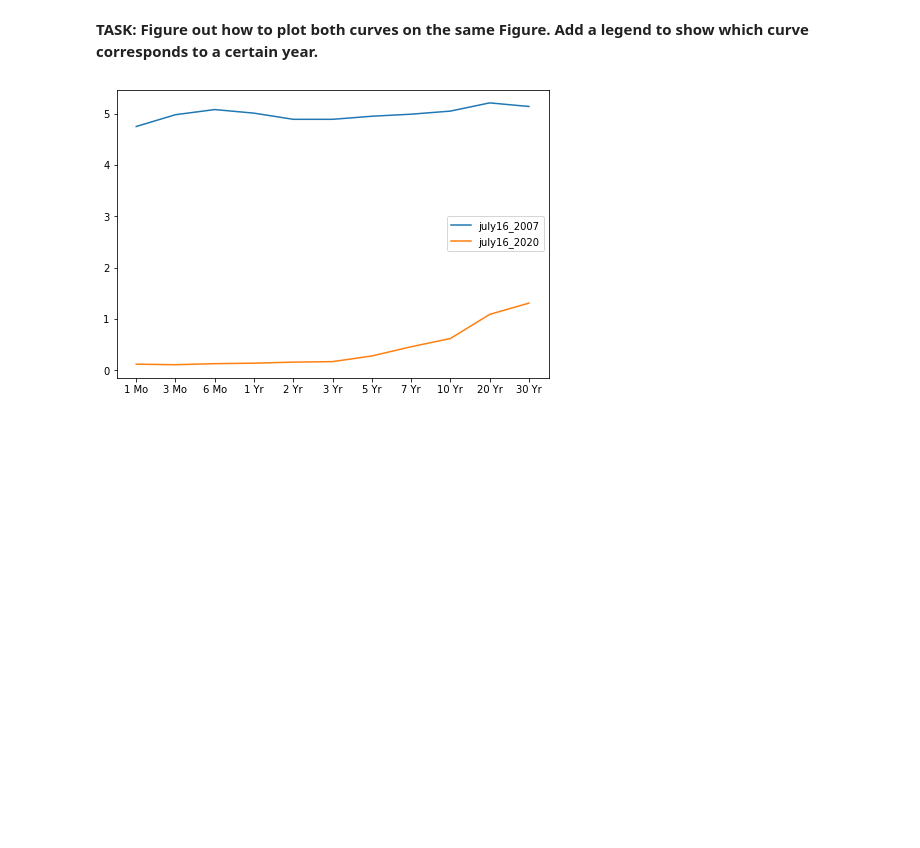
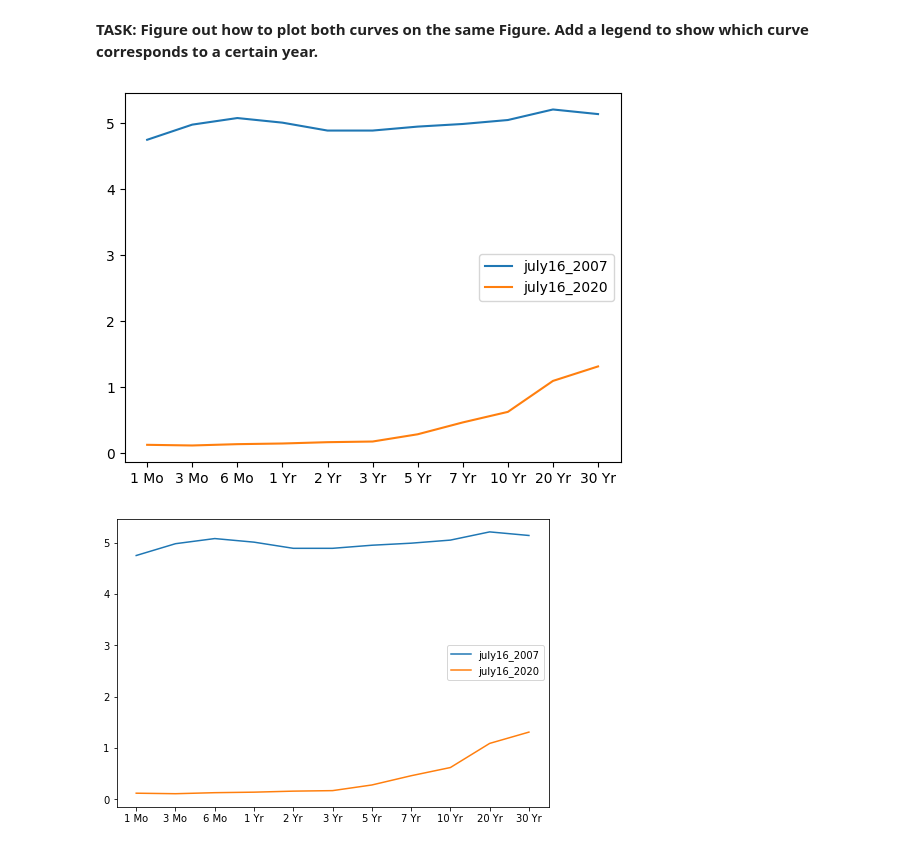
Before and after one commit to RRFteixeira/Python-for-Machine-Learning-and-Data-Science-Masterclass, a Jupyter notebook: 04-Matplotlib/04-Matplotlib Exercises .ipynb, the cells around one changed output. Cells and saved outputs as stored; diff of their text form; code cells hidden in the pictures; blank space fills up the shorter version.

```diff
--- a/04-Matplotlib/04-Matplotlib Exercises .ipynb
+++ b/04-Matplotlib/04-Matplotlib Exercises .ipynb
@@ -99,3 +130,15 @@ july16_2020 = [0.12,0.11,0.13,0.14,0.16,0.17,0.28,0.46,0.62,1.09,1.31]
+# %%
+#fig, axs = plt.subplots(2)
+#fig.suptitle('Vertically stacked subplots')
+#axs[0].plot(labels, july16_2007)
+#axs[1].plot(labels, july16_2020)
+
+plt.plot(labels, july16_2007)
+plt.plot(labels, july16_2020)
+plt.legend(['july16_2007','july16_2020'], loc=(0))
+plt.show()
+# %% [output]
+[figure, added]
 # %%
 # DONT RUN THE CELL BELOW! IT WILL ERASE THE PLOT!
 # %%
```
Also changed, not shown: parts of 16 cells of this notebook.
